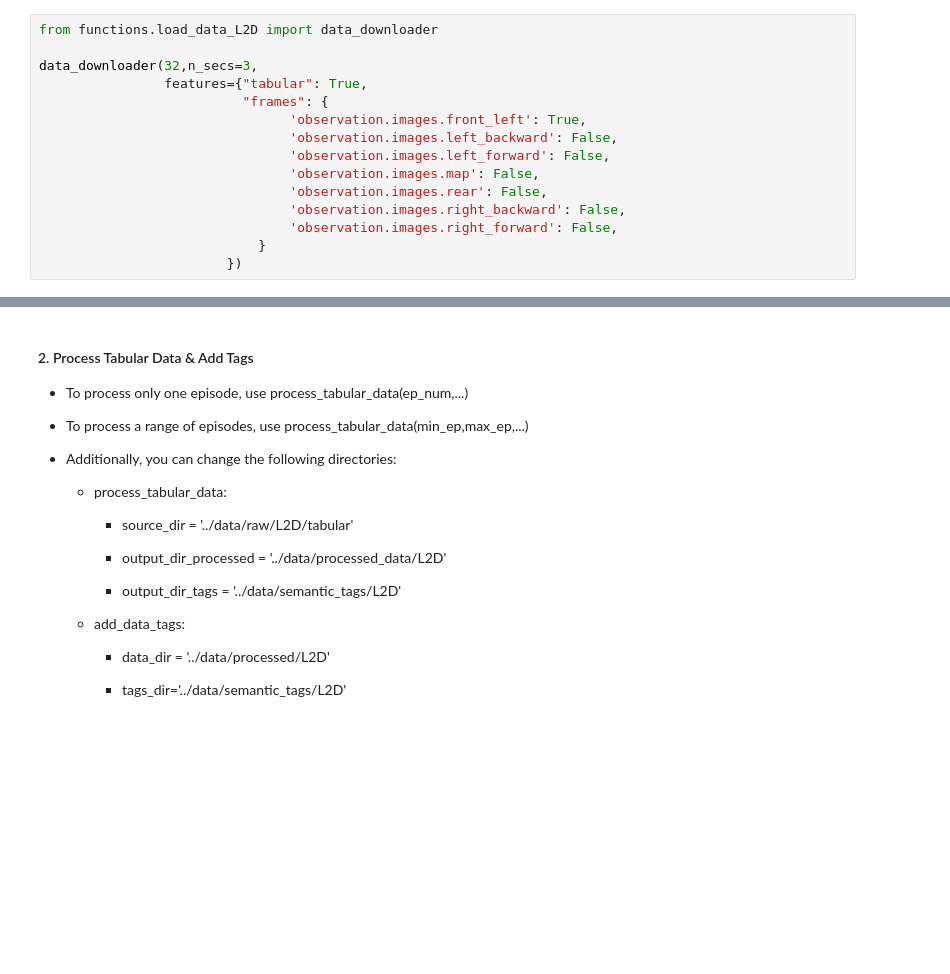
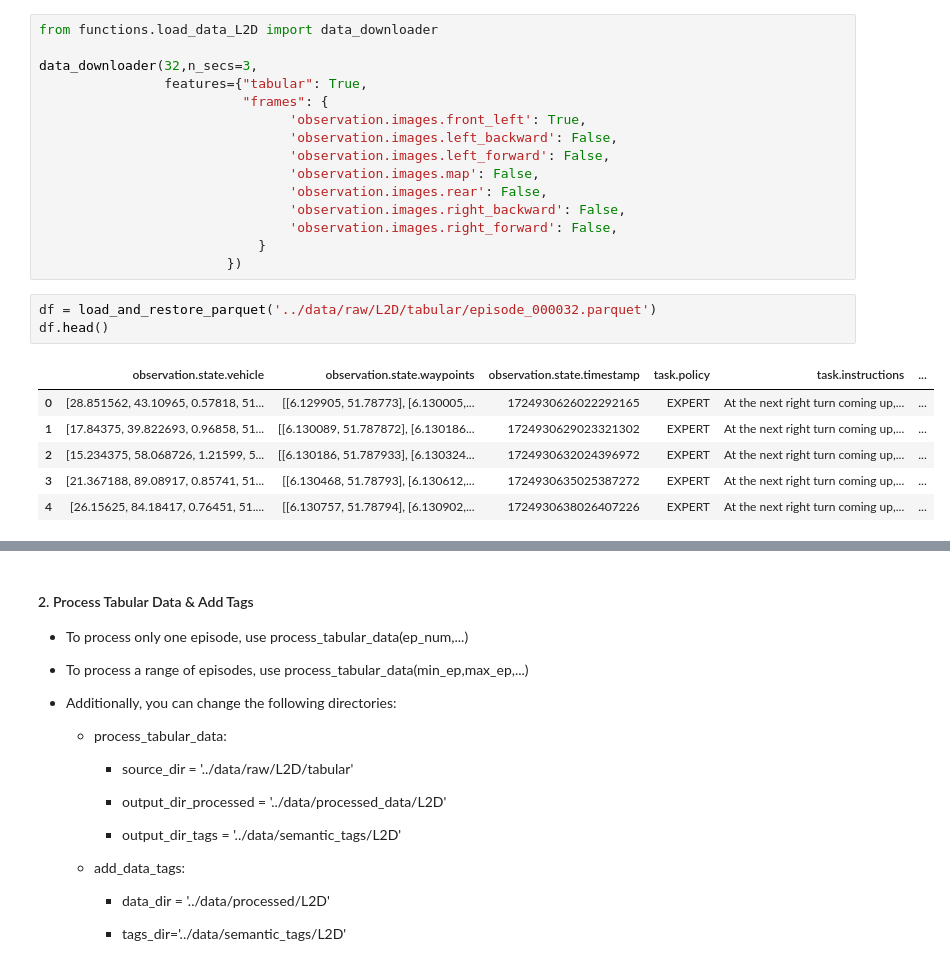
Before and after one commit to mtalonso-research/Traffic_Semantic_Graphs, a Jupyter notebook: notebooks/PipeLine_L2D.ipynb, the cells around one changed output, grey strips where cells are left out. Cells and saved outputs as stored; diff of their text form; blank space fills up the shorter version.

```diff
--- a/notebooks/PipeLine_L2D.ipynb
+++ b/notebooks/PipeLine_L2D.ipynb
@@ -43,3 +48,13 @@ data_downloader(32,n_secs=3,
                                 'observation.images.right_forward': False,
                             }
                         })
+# %%
+df = load_and_restore_parquet('../data/raw/L2D/tabular/episode_000032.parquet')
+df.head()
+# %% [output]
+|  | observation.state.vehicle | observation.state.waypoints | observation.state.timestamp | task.policy | task.instructions | ... |
+| 0 | [28.851562, 43.10965, 0.57818, 51... | [[6.129905, 51.78773], [6.130005,... | 1724930626022292165 | EXPERT | At the next right turn coming up,... | ... |
+| 1 | [17.84375, 39.822693, 0.96858, 51... | [[6.130089, 51.787872], [6.130186... | 1724930629023321302 | EXPERT | At the next right turn coming up,... | ... |
+| 2 | [15.234375, 58.068726, 1.21599, 5... | [[6.130186, 51.787933], [6.130324... | 1724930632024396972 | EXPERT | At the next right turn coming up,... | ... |
+| 3 | [21.367188, 89.08917, 0.85741, 51... | [[6.130468, 51.78793], [6.130612,... | 1724930635025387272 | EXPERT | At the next right turn coming up,... | ... |
+| 4 | [26.15625, 84.18417, 0.76451, 51.... | [[6.130757, 51.78794], [6.130902,... | 1724930638026407226 | EXPERT | At the next right turn coming up,... | ... |
```
Also changed, not shown: parts of 23 cells of this notebook, 1 other file.
